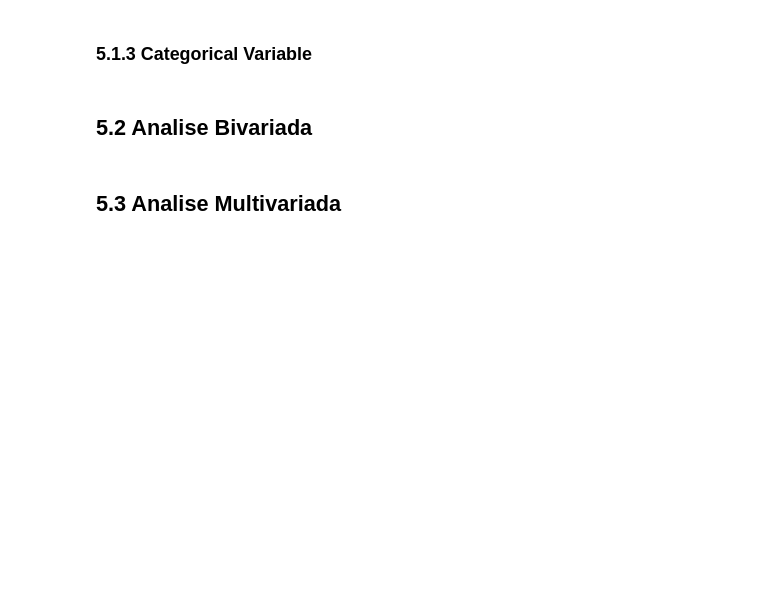
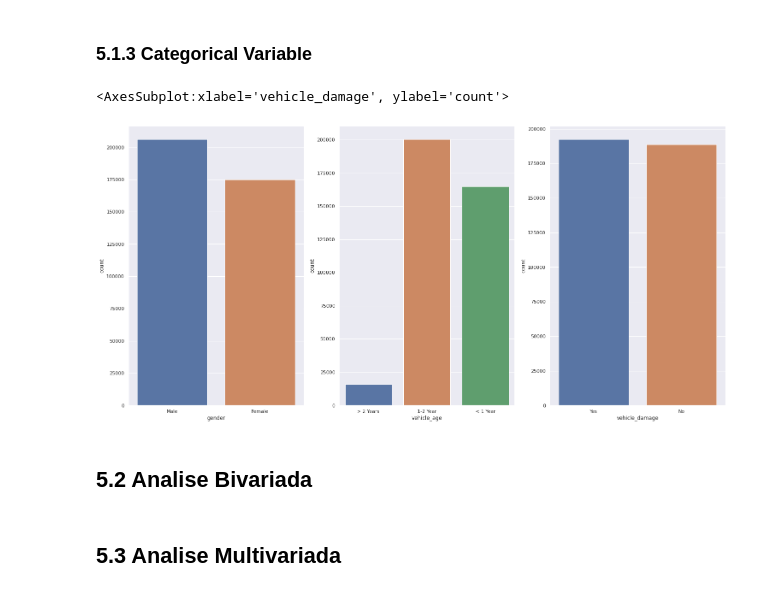
Before and after one commit to rafael-asousa/Cross-Sell-Prediction, a Jupyter notebook: notebook/cross-sell-predictions.ipynb, the cells around one changed output. Drawn from its saved outputs; the diff is of its cells as text; code cells hidden in the pictures; blank space fills up the shorter version.

```diff
--- a/notebook/cross-sell-predictions.ipynb
+++ b/notebook/cross-sell-predictions.ipynb
@@ -236,5 +270,19 @@ sla sla sla
 # %% [markdown]
 ### 5.1.3 Categorical Variable
+# %%
+cat_attributes = df5[['response','gender', 'vehicle_age', 'vehicle_damage']]
+# %%
+plt.subplot(1,3,1)
+sns.countplot(x='gender', data=cat_attributes )
+
+plt.subplot(1,3,2)
+sns.countplot(x='vehicle_age', data=cat_attributes )
+
+plt.subplot(1,3,3)
+sns.countplot(x='vehicle_damage', data=cat_attributes )
+# %% [output]
+<AxesSubplot:xlabel='vehicle_damage', ylabel='count'>
+[figure, added]
 # %% [markdown]
 ## 5.2 Analise Bivariada
 # %% [markdown]
```
Also changed, not shown: parts of 11 cells of this notebook.
